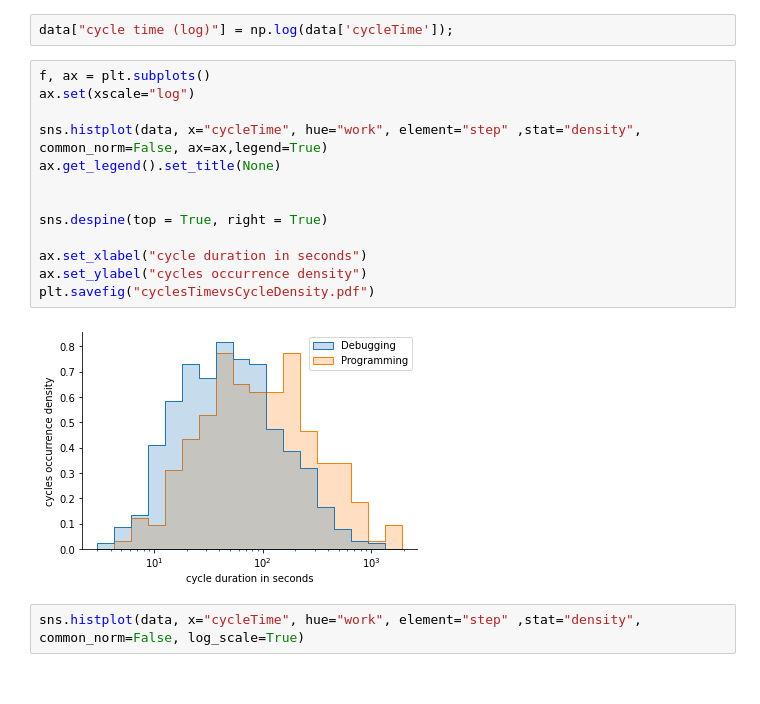
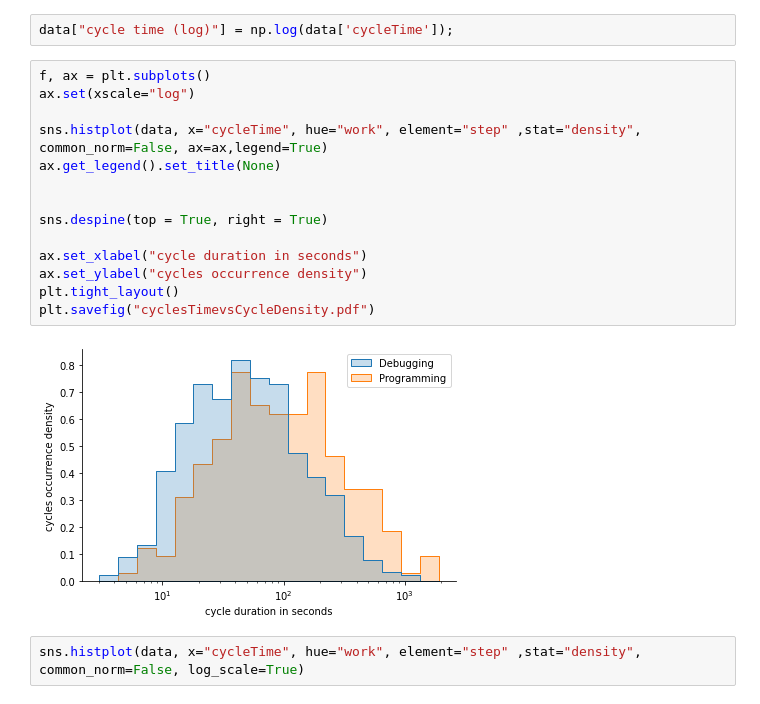
Before and after one commit to Alaboudi1/editRunCyclesAnalysis, a Jupyter notebook: detailsCycles.ipynb, the cells around one changed output. Drawn from its saved outputs; the diff is of its cells as text.

Commit message:
added pdf figures for Q1

```diff
--- a/detailsCycles.ipynb
+++ b/detailsCycles.ipynb
@@ -59,18 +59,19 @@ data["cycle time (log)"] = np.log(data['cycleTime']);
 # %%
 f, ax = plt.subplots()
 ax.set(xscale="log")
 
 sns.histplot(data, x="cycleTime", hue="work", element="step" ,stat="density", common_norm=False, ax=ax,legend=True)
 ax.get_legend().set_title(None)
 
 
 sns.despine(top = True, right = True)
 
 ax.set_xlabel("cycle duration in seconds")
 ax.set_ylabel("cycles occurrence density")
+plt.tight_layout()
 plt.savefig("cyclesTimevsCycleDensity.pdf")
 # %% [output]
-[figure, old version]
+[figure, new version]
 # %%
 sns.histplot(data, x="cycleTime", hue="work", element="step" ,stat="density", common_norm=False, log_scale=True)
 # %% [output]
```
Also changed, not shown: parts of 1 cell of this notebook, 4 other files.
